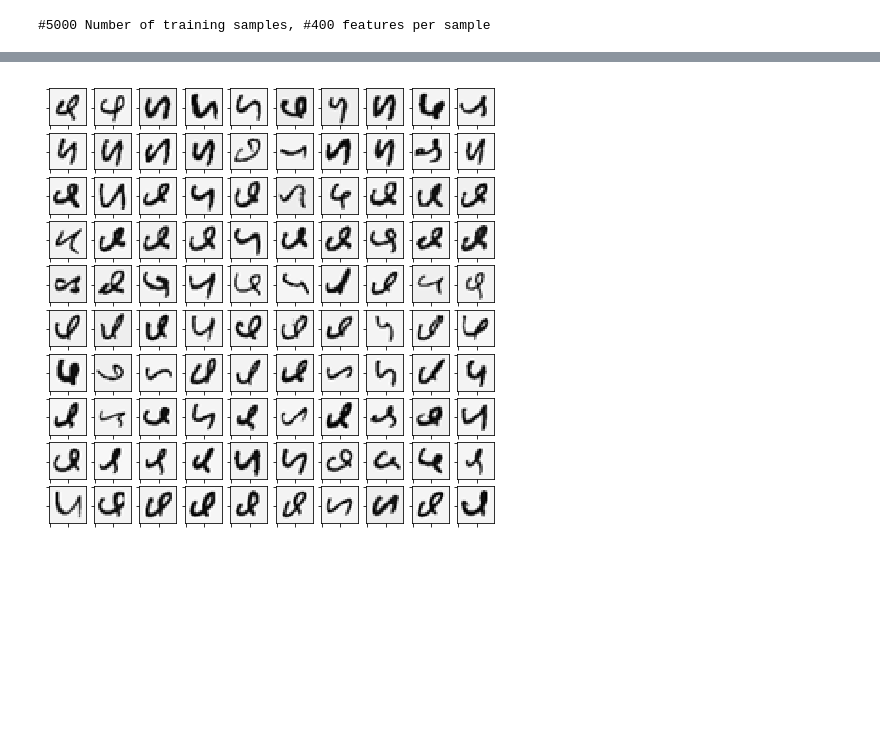
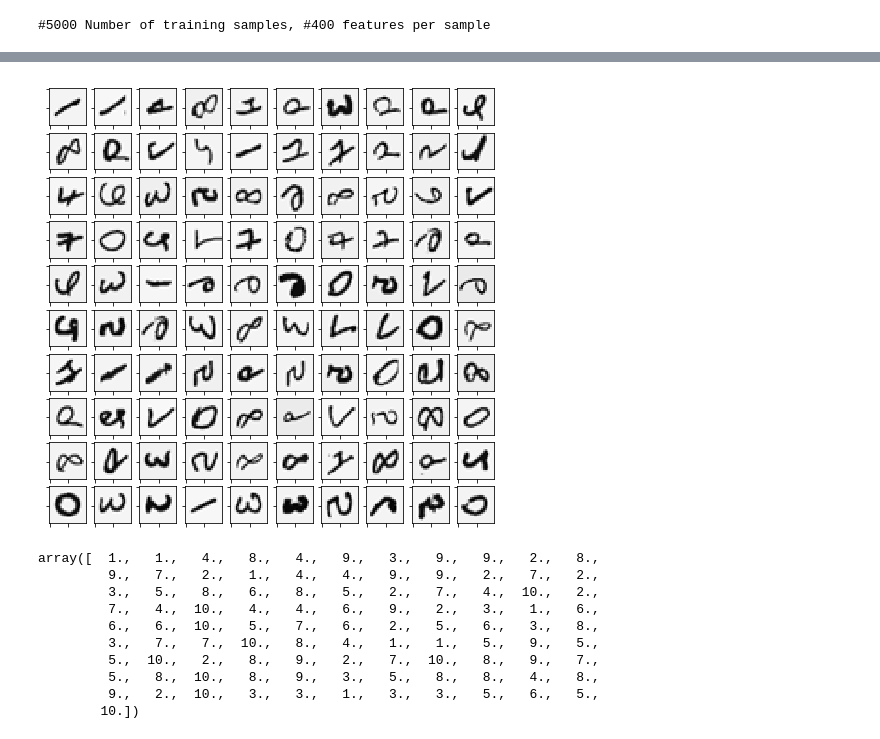
Before and after one commit to Nikronic/Coursera-Machine-Learning, a Jupyter notebook: Week 4 - Multi-Class Classification and Neural Networks/Multi-Class Classification.ipynb, the cells around one changed output, grey strips where cells are left out. Saved outputs shown, nothing was run; the diff lists cells and outputs as text; code cells hidden in the pictures; blank space fills up the shorter version.

Commit message:
Visualization of train data finished

```diff
--- a/Week 4 - Multi-Class Classification and Neural Networks/Multi-Class Classification.ipynb
+++ b/Week 4 - Multi-Class Classification and Neural Networks/Multi-Class Classification.ipynb
@@ -57,7 +57,7 @@ import pandas as pd
 
 # saving .csv files to pandas dataframes
 x_df = pd.read_csv('X.csv',names= np.arange(0,400))
-y_df = pd.read_csv('y.csv',names= np.arange(0,400))
+y_df = pd.read_csv('y.csv',names=['label'])
 # %%
 # saving x_df and y_df into numpy arrays
 x = x_df.iloc[:,:].values
@@ -73,26 +73,39 @@ After plotting, you should see an image like this:<img src='img/plot.jpg'>
 # %%
 import numpy as np
 import matplotlib.pyplot as plt
+import random
 
-sn = 1000
 amount = 100
 lines = 10
 columns = 10
 image = np.zeros((amount, 20, 20))
 number = np.zeros(amount)
 
 for i in range(amount):
-    image[i] = x[sn + i].reshape(20, 20)
-    label = y[sn + i]
+    rnd = random.randint(0,4999)
+    image[i] = x[rnd].reshape(20, 20)
+    y_temp = y.reshape(m,)
+    number[i] = y_temp[rnd]
 fig = plt.figure(figsize=(8,8))
 
 for i in range(amount):
     ax = fig.add_subplot(lines, columns, 1 + i)
 
     # Turn off tick labels
     ax.set_yticklabels([])
     ax.set_xticklabels([])
     plt.imshow(image[i], cmap='binary')
 plt.show()
+number # recall 10 shows the value 0!
 # %% [output]
-[figure, old version]
+[figure, new version]
+array([  1.,   1.,   4.,   8.,   4.,   9.,   3.,   9.,   9.,   2.,   8.,
+         9.,   7.,   2.,   1.,   4.,   4.,   9.,   9.,   2.,   7.,   2.,
+         3.,   5.,   8.,   6.,   8.,   5.,   2.,   7.,   4.,  10.,   2.,
+         7.,   4.,  10.,   4.,   4.,   6.,   9.,   2.,   3.,   1.,   6.,
+         6.,   6.,  10.,   5.,   7.,   6.,   2.,   5.,   6.,   3.,   8.,
+         3.,   7.,   7.,  10.,   8.,   4.,   1.,   1.,   5.,   9.,   5.,
+         5.,  10.,   2.,   8.,   9.,   2.,   7.,  10.,   8.,   9.,   7.,
+         5.,   8.,  10.,   8.,   9.,   3.,   5.,   8.,   8.,   4.,   8.,
+         9.,   2.,  10.,   3.,   3.,   1.,   3.,   3.,   5.,   6.,   5.,
+        10.])
```
